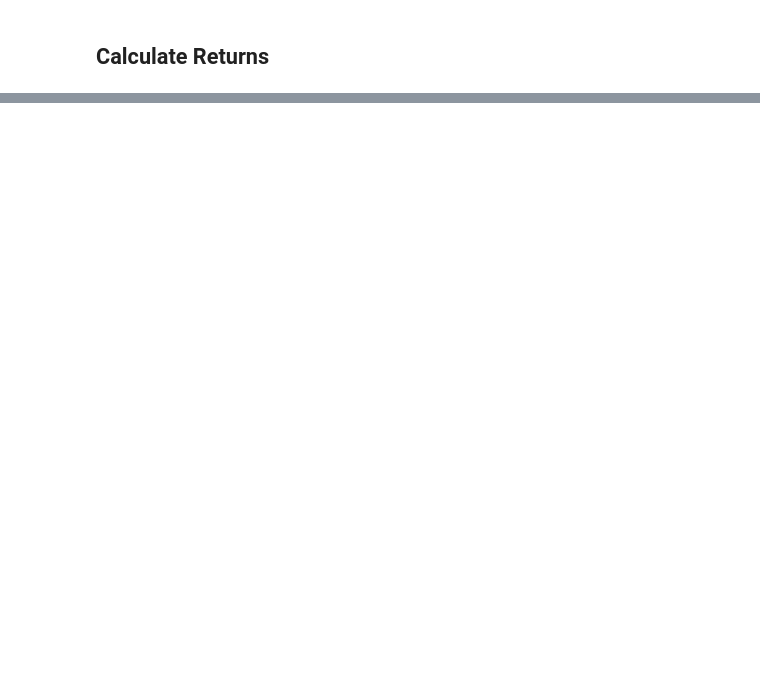
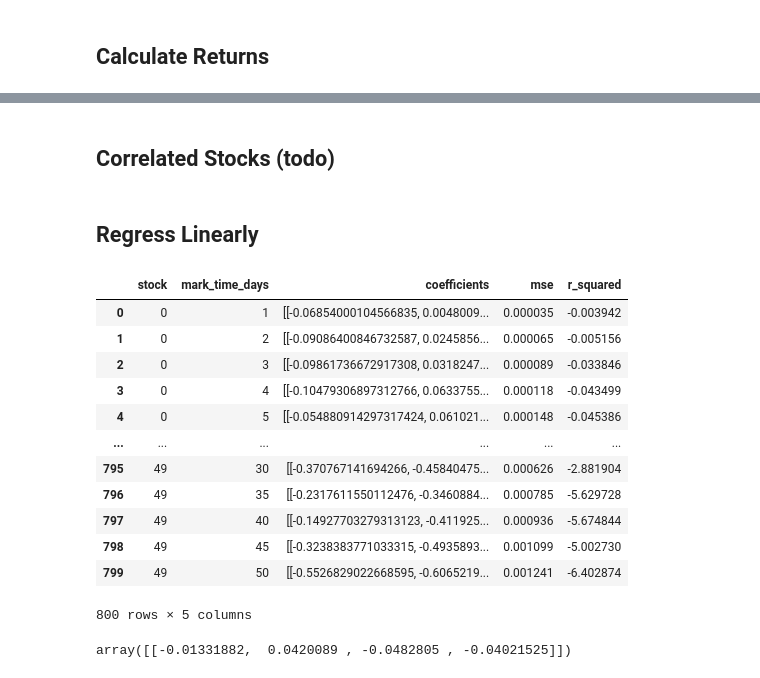
Before and after one commit to engooo/Cutiepatooties-Algothon-2024, a Jupyter notebook: wokringanalysishopefully.ipynb, the cells around one changed output, grey strips where cells are left out. Cells and saved outputs as stored; diff of their text form; code cells hidden in the pictures; blank space fills up the shorter version.

```diff
--- a/wokringanalysishopefully.ipynb
+++ b/wokringanalysishopefully.ipynb
@@ -102,0 +100,60 @@ fatal: unable to auto-detect email address (got 'James@Phoenix.(none)')
+# %% [markdown]
+## Correlated Stocks (todo)
+# %% [markdown]
+## Regress Linearly
+# %%
+previous_returns_cols = all_returns_df.filter(like="prev_returns").columns.tolist()
+day_split = 400
+results = []
+
+# Loop through each stock
+for stock_id in all_returns_df["stock"].unique():
+    stock_data = all_returns_df[all_returns_df["stock"] == stock_id]
+
+    # Loop through each mark time
+    for days in future_return_periods:
+        future_returns_col = f"future_returns_{days}d"
+        model_df = stock_data[["day", future_returns_col] + previous_returns_cols].dropna()
+
+        X = model_df[["day"] + previous_returns_cols]
+        y = model_df[["day", future_returns_col]]
+
+        X_train = X[X["day"] <= day_split].drop(columns=['day'])
+        X_test = X[X["day"] > day_split].drop(columns=['day'])
+        y_train = y[y["day"] <= day_split].drop(columns=['day'])
+        y_test = y[y["day"] > day_split].drop(columns=['day'])
+
+        model = LinearRegression(fit_intercept=False).fit(X_train, y_train)
+
+        predictions = model.predict(X_test)
+        mse = mean_squared_error(y_test, predictions)
+        r_squared = r2_score(y_test, predictions)
+
+        results.append({
+            'stock': stock_id,
+            'mark_time_days': days,
+            'coefficients': model.coef_,
+            'mse': mse,
+            'r_squared': r_squared
+        })
+
+results_df = pd.DataFrame(results)
+results_df
+# %% [output]
+|  | stock | mark_time_days | coefficients | mse | r_squared |
+| 0 | 0 | 1 | [[-0.06854000104566835, 0.0048009... | 0.000035 | -0.003942 |
+| 1 | 0 | 2 | [[-0.09086400846732587, 0.0245856... | 0.000065 | -0.005156 |
+| 2 | 0 | 3 | [[-0.09861736672917308, 0.0318247... | 0.000089 | -0.033846 |
+| 3 | 0 | 4 | [[-0.10479306897312766, 0.0633755... | 0.000118 | -0.043499 |
+| 4 | 0 | 5 | [[-0.054880914297317424, 0.061021... | 0.000148 | -0.045386 |
+| ... | ... | ... | ... | ... | ... |
+| 795 | 49 | 30 | [[-0.370767141694266, -0.45840475... | 0.000626 | -2.881904 |
+| 796 | 49 | 35 | [[-0.2317611550112476, -0.3460884... | 0.000785 | -5.629728 |
+| 797 | 49 | 40 | [[-0.14927703279313123, -0.411925... | 0.000936 | -5.674844 |
+| 798 | 49 | 45 | [[-0.3238383771033315, -0.4935893... | 0.001099 | -5.002730 |
+| 799 | 49 | 50 | [[-0.5526829022668595, -0.6065219... | 0.001241 | -6.402874 |
+800 rows × 5 columns
+# %%
+results_df[results_df["mark_time_days"] == 3]["coefficients"].iloc[12]
+# %% [output]
+array([[-0.01331882,  0.0420089 , -0.0482805 , -0.04021525]])
```
Also changed, not shown: parts of 11 cells of this notebook.
